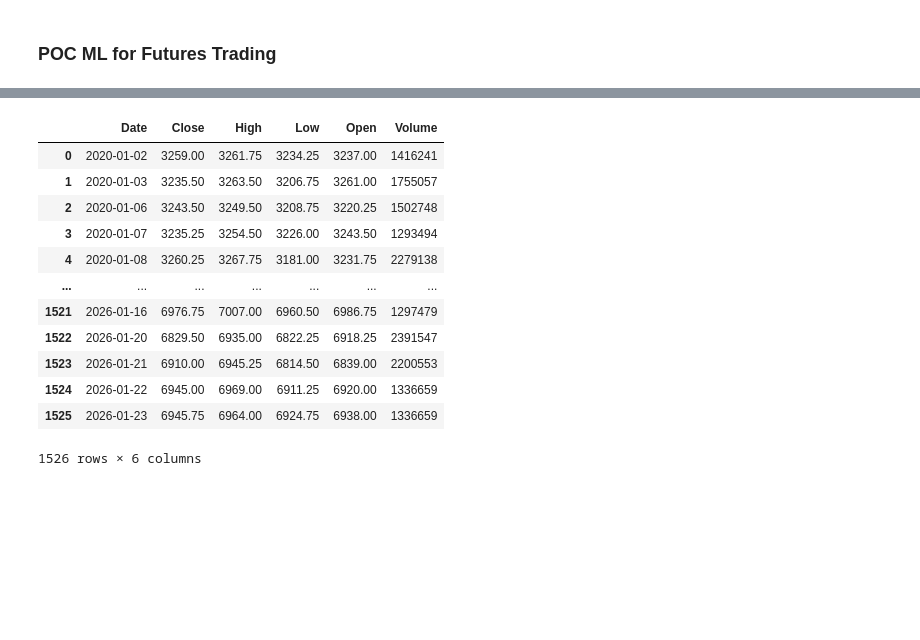
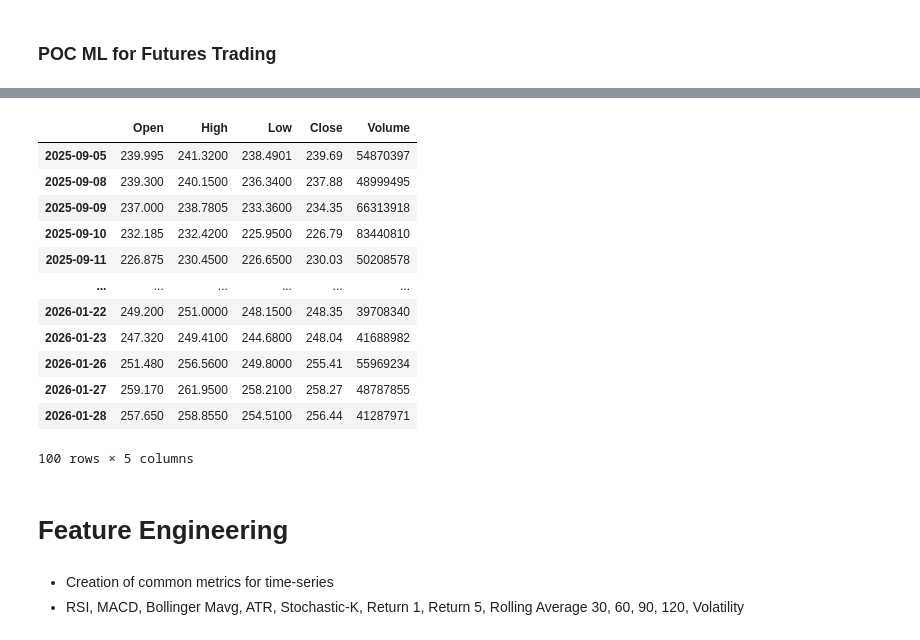
Before and after one commit to batzdom11/trading_brains, a Jupyter notebook: trading.ipynb, the cells around one changed output, grey strips where cells are left out. Drawn from its saved outputs; the diff is of its cells as text; code cells hidden in the pictures; blank space fills up the shorter version.

```diff
--- a/trading.ipynb
+++ b/trading.ipynb
@@ -7 +26,3 @@ import yfinance as yf
+# %%
+ALPHA_VANTAGE_API_KEY = "OYKYCMZRVHUB1NYZ"
 # %%
@@ -55,28 +243,21 @@ es_futures
 # %%
-# Convert to single index format
-# Remove MultiIndex if present and flatten columns
-if isinstance(es_futures.columns, pd.MultiIndex):
-    es_futures.columns = es_futures.columns.get_level_values(0)
-
-# Ensure the index is a proper DatetimeIndex
-es_futures.index = pd.to_datetime(es_futures.index)
-es_futures.index.name = 'Date'
-
-# Remove any NaN rows
-es_futures = es_futures.dropna()
-
-# Standardize column names (keep existing number of columns)
-es_futures.columns = [col.replace(' ', '_') for col in es_futures.columns]
-
+# Data is already clean from Alpha Vantage - verify structure
 print("Cleaned es_futures DataFrame:")
 print(f"Shape: {es_futures.shape}")
 print(f"Index type: {type(es_futures.index)}")
 print(f"Columns: {list(es_futures.columns)}")
-print(f"\nFirst few rows:")
+
+# Filter to date range similar to original (from 2020 onwards)
+es_futures = es_futures[es_futures.index >= "2020-01-01"]
+
+print(f"\nFiltered to data from 2020 onwards: {len(es_futures)} rows")
+print("\nFirst few rows:")
 print(es_futures.head())
-print(f"\nLast few rows:")
+
+print("\nLast few rows:")
 print(es_futures.tail())
-print(f"\nData info:")
+
+print("\nData info:")
 print(es_futures.info())
 # %% [output]
 Cleaned es_futures DataFrame:
@@ -98,19 +279,24 @@ memory usage: 71.5 KB
 None
 # %%
-df = es_futures.reset_index()
-df
+# Display cleaned DataFrame
+es_futures
 # %% [output]
-|  | Date | Close | High | Low | Open | Volume |
-| 0 | 2020-01-02 | 3259.00 | 3261.75 | 3234.25 | 3237.00 | 1416241 |
-| 1 | 2020-01-03 | 3235.50 | 3263.50 | 3206.75 | 3261.00 | 1755057 |
-| 2 | 2020-01-06 | 3243.50 | 3249.50 | 3208.75 | 3220.25 | 1502748 |
-| 3 | 2020-01-07 | 3235.25 | 3254.50 | 3226.00 | 3243.50 | 1293494 |
-| 4 | 2020-01-08 | 3260.25 | 3267.75 | 3181.00 | 3231.75 | 2279138 |
-| ... | ... | ... | ... | ... | ... | ... |
-| 1521 | 2026-01-16 | 6976.75 | 7007.00 | 6960.50 | 6986.75 | 1297479 |
-| 1522 | 2026-01-20 | 6829.50 | 6935.00 | 6822.25 | 6918.25 | 2391547 |
-| 1523 | 2026-01-21 | 6910.00 | 6945.25 | 6814.50 | 6839.00 | 2200553 |
-| 1524 | 2026-01-22 | 6945.00 | 6969.00 | 6911.25 | 6920.00 | 1336659 |
-| 1525 | 2026-01-23 | 6945.75 | 6964.00 | 6924.75 | 6938.00 | 1336659 |
+|  | Open | High | Low | Close | Volume |
+| 2025-09-05 | 239.995 | 241.3200 | 238.4901 | 239.69 | 54870397 |
+| 2025-09-08 | 239.300 | 240.1500 | 236.3400 | 237.88 | 48999495 |
+| 2025-09-09 | 237.000 | 238.7805 | 233.3600 | 234.35 | 66313918 |
+| 2025-09-10 | 232.185 | 232.4200 | 225.9500 | 226.79 | 83440810 |
+| 2025-09-11 | 226.875 | 230.4500 | 226.6500 | 230.03 | 50208578 |
+| ... | ... | ... | ... | ... | ... |
+| 2026-01-22 | 249.200 | 251.0000 | 248.1500 | 248.35 | 39708340 |
+| 2026-01-23 | 247.320 | 249.4100 | 244.6800 | 248.04 | 41688982 |
+| 2026-01-26 | 251.480 | 256.5600 | 249.8000 | 255.41 | 55969234 |
+| 2026-01-27 | 259.170 | 261.9500 | 258.2100 | 258.27 | 48787855 |
+| 2026-01-28 | 257.650 | 258.8550 | 254.5100 | 256.44 | 41287971 |
-1526 rows × 6 columns
+100 rows × 5 columns
+# %% [markdown]
+# Feature Engineering
+# %% [markdown]
+- Creation of common metrics for time-series
+- RSI, MACD, Bollinger Mavg, ATR, Stochastic-K, Return 1, Return 5, Rolling Average 30, 60, 90, 120, Volatility
 # %%
```
Also changed, not shown: parts of 22 cells of this notebook.
